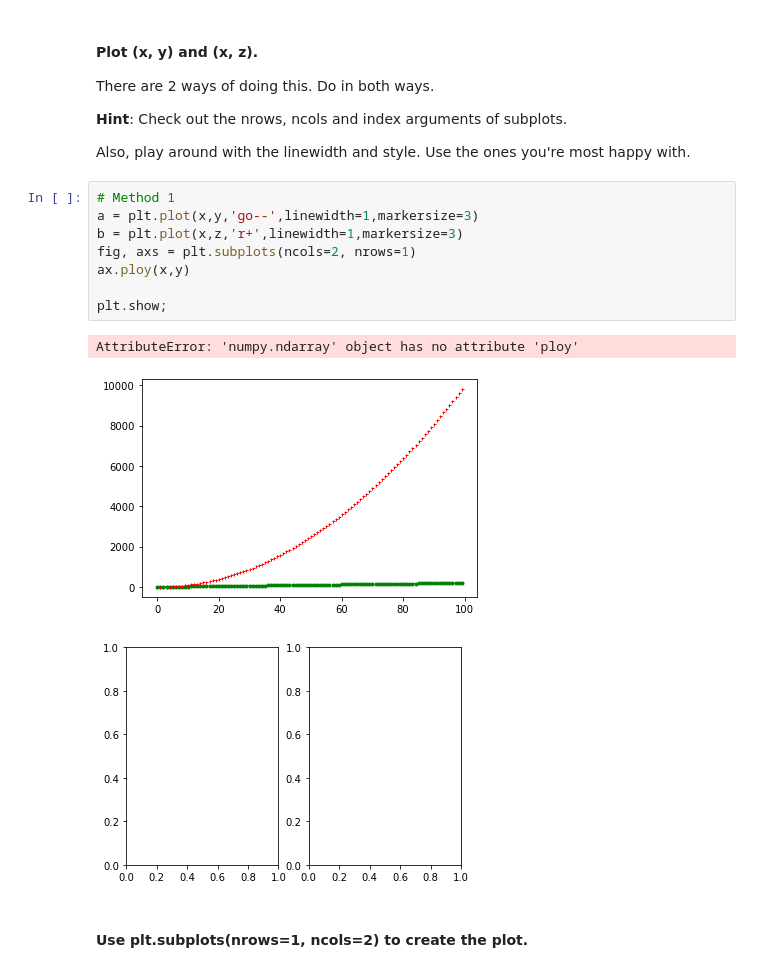
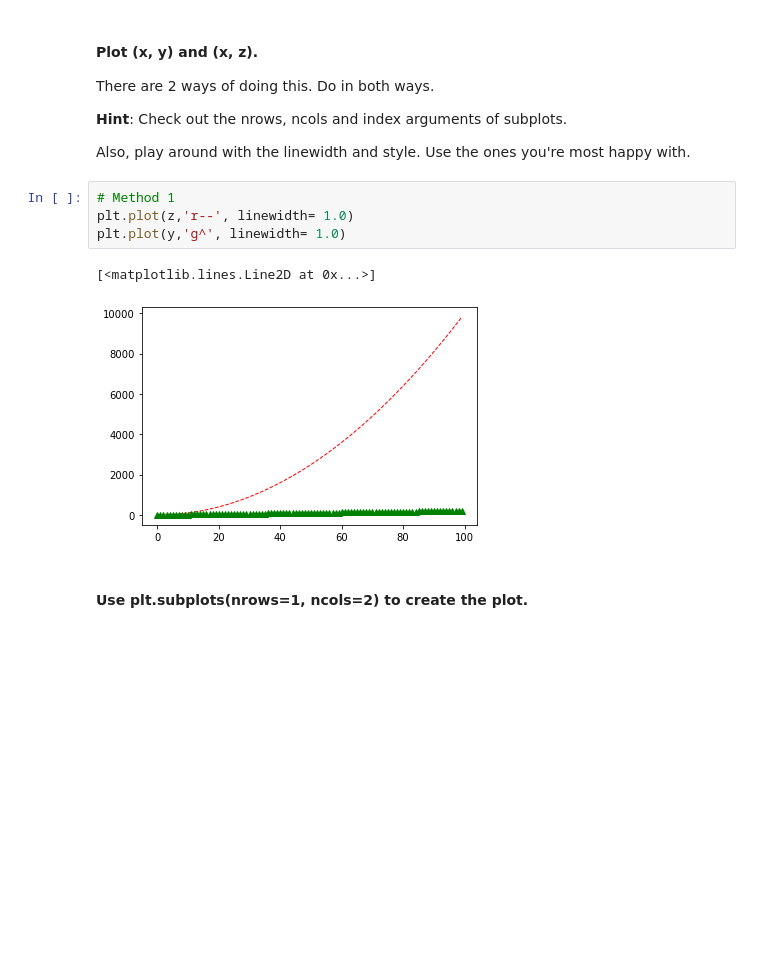
Before and after one commit to Adonis232/dataptmad0420, a Jupyter notebook: module-2/matplotlib-seaborn/your-code/main.ipynb, the cells around one changed output. Drawn from its saved outputs; the diff is of its cells as text; blank space fills up the shorter version.

```diff
--- a/module-2/matplotlib-seaborn/your-code/main.ipynb
+++ b/module-2/matplotlib-seaborn/your-code/main.ipynb
@@ -23,18 +24,13 @@ There are 2 ways of doing this. Do in both ways.
 **Hint**: Check out the nrows, ncols and index arguments of subplots.
 
 Also, play around with the linewidth and style. Use the ones you're most happy with.
-# %%
-# Method 1
-a = plt.plot(x,y,'go--',linewidth=1,markersize=3)
-b = plt.plot(x,z,'r+',linewidth=1,markersize=3)
-fig, axs = plt.subplots(ncols=2, nrows=1)
-ax.ploy(x,y)
-
-plt.show;
-# %% [output]
-AttributeError: 'numpy.ndarray' object has no attribute 'ploy'
-[figure, removed]
-[figure, removed]
+# %%
+# Method 1
+plt.plot(z,'r--', linewidth= 1.0)
+plt.plot(y,'g^', linewidth= 1.0)
+# %% [output]
+[<matplotlib.lines.Line2D at 0x...>]
+[figure, added]
 # %% [markdown]
 #### Use plt.subplots(nrows=1, ncols=2) to create the plot.
 # %%
```
Also changed, not shown: parts of 5 cells of this notebook.
